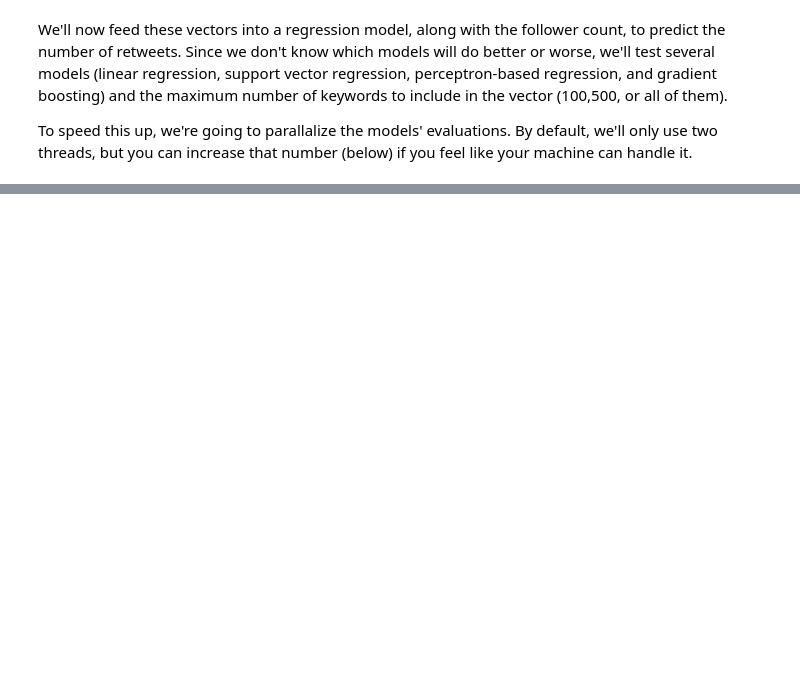
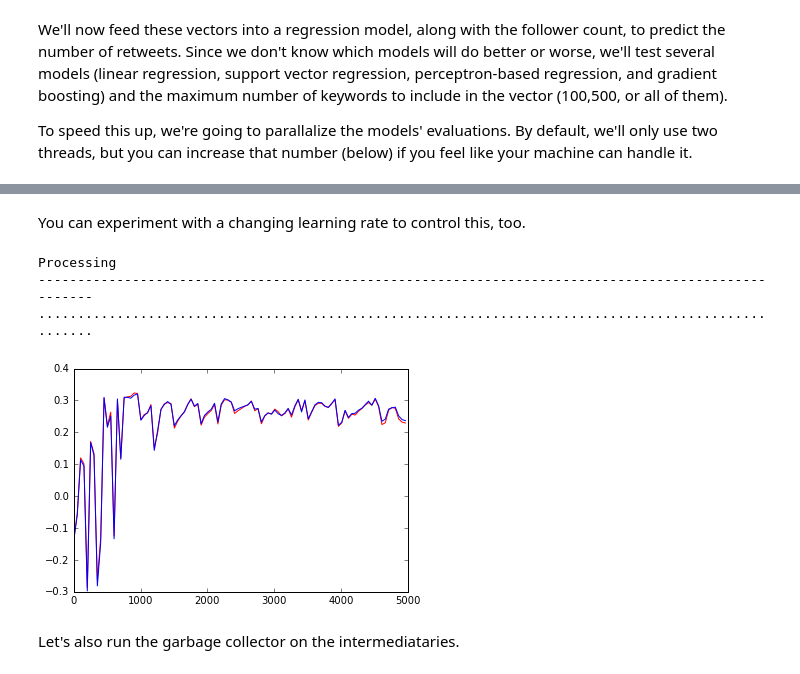
Before and after one commit to ToddBodnar/deep-retweets, a Jupyter notebook: code/basic_model.ipynb, the cells around one changed output, grey strips where cells are left out. Cells and saved outputs as stored; diff of their text form; code cells hidden in the pictures; blank space fills up the shorter version.

```diff
--- a/code/basic_model.ipynb
+++ b/code/basic_model.ipynb
@@ -174,0 +320,46 @@ display(model_fits)
+# %% [markdown]
+You can experiment with a changing learning rate to control this, too.
+# %%
+test_score = []
+train_score = []
+epochs = []
+
+print("Processing")
+
+for epoch in range(5,5001,50):
+    print("-",end='')
+
+print()
+
+if test_transformed is None:
+    test_transformed = {}
+    train_transformed = {}
+
+for key_count in [500]:
+    textToVector = CountVectorizer(min_df = 5, max_features = key_count, binary=True, stop_words='english')
+    train_text = (textToVector.fit_transform(data_train[[2]]["text"])).todense()
+    test_text = (textToVector.transform(data_test[[2]]["text"])).todense()
+    train_transformed[key_count] = np.concatenate((np.array(train_text),np.array(data_train[[1]])),axis=1)
+    test_transformed[key_count] = np.concatenate((np.array(test_text),np.array(data_test[[1]])),axis=1)
+
+model = sklearn.neural_network.MLPRegressor(hidden_layer_sizes=(50,100),tol=0,max_iter = 50,learning_rate = "invscaling")
+
+for epoch in range(5,5001,50):
+    model.partial_fit(train_transformed[500],data_train[[0]]["retweets"])
+
+    test_score.append(stats.spearmanr(model.predict(test_transformed[500]),data_test[["retweets"]]["retweets"])[0])
+    train_score.append(stats.spearmanr(model.predict(train_transformed[500]),data_train[["retweets"]]["retweets"])[0])
+    epochs.append(epoch)
+    print(".",end='')
+# %% [output]
+Processing
+----------------------------------------------------------------------------------------------------
+....................................................................................................
+# %%
+plt.plot(epochs,train_score,'r')
+plt.plot(epochs,test_score,'b')
+plt.show()
+# %% [output]
+[figure, added]
+# %% [markdown]
+Let's also run the garbage collector on the intermediataries.
```
Also changed, not shown: parts of 12 cells of this notebook, 1 other file.
